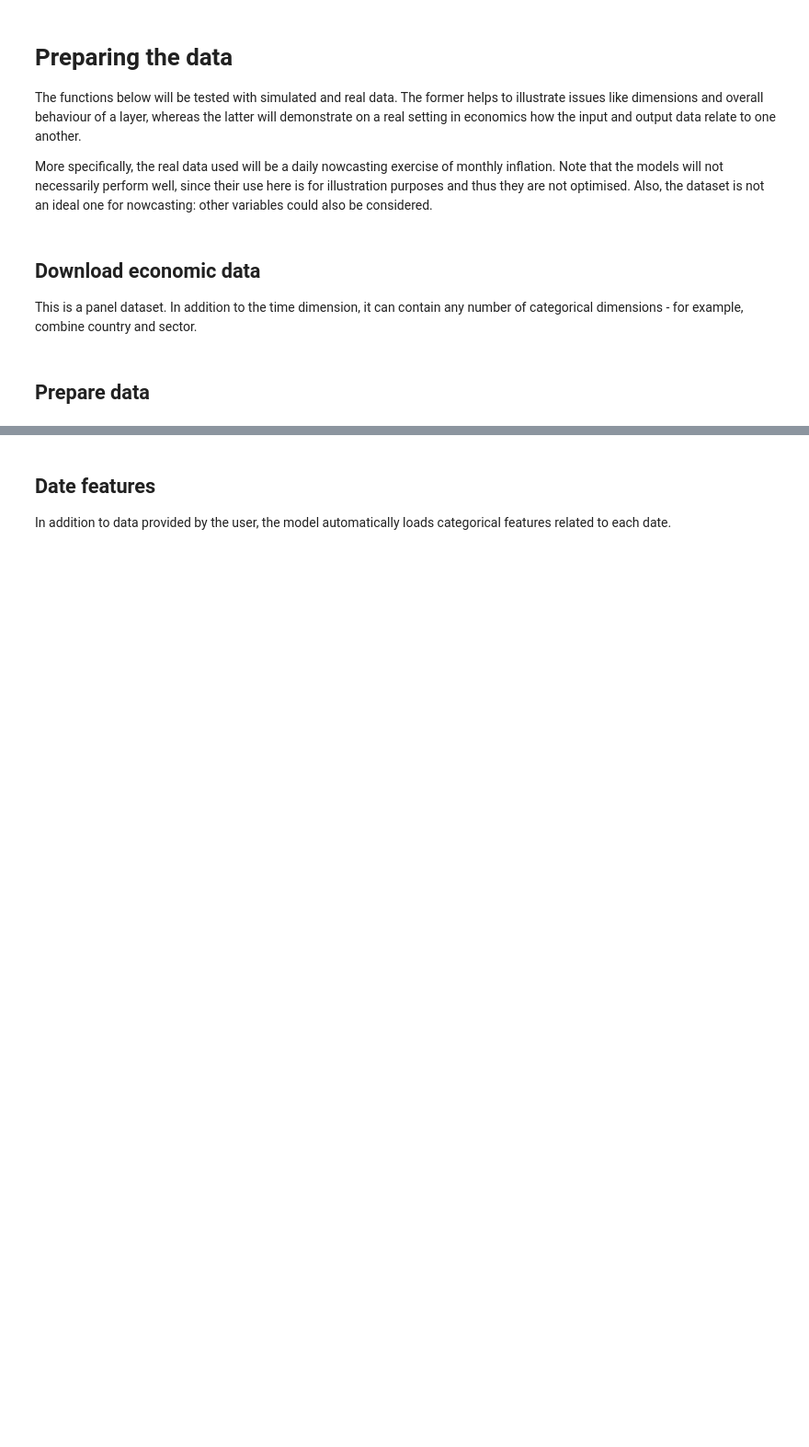
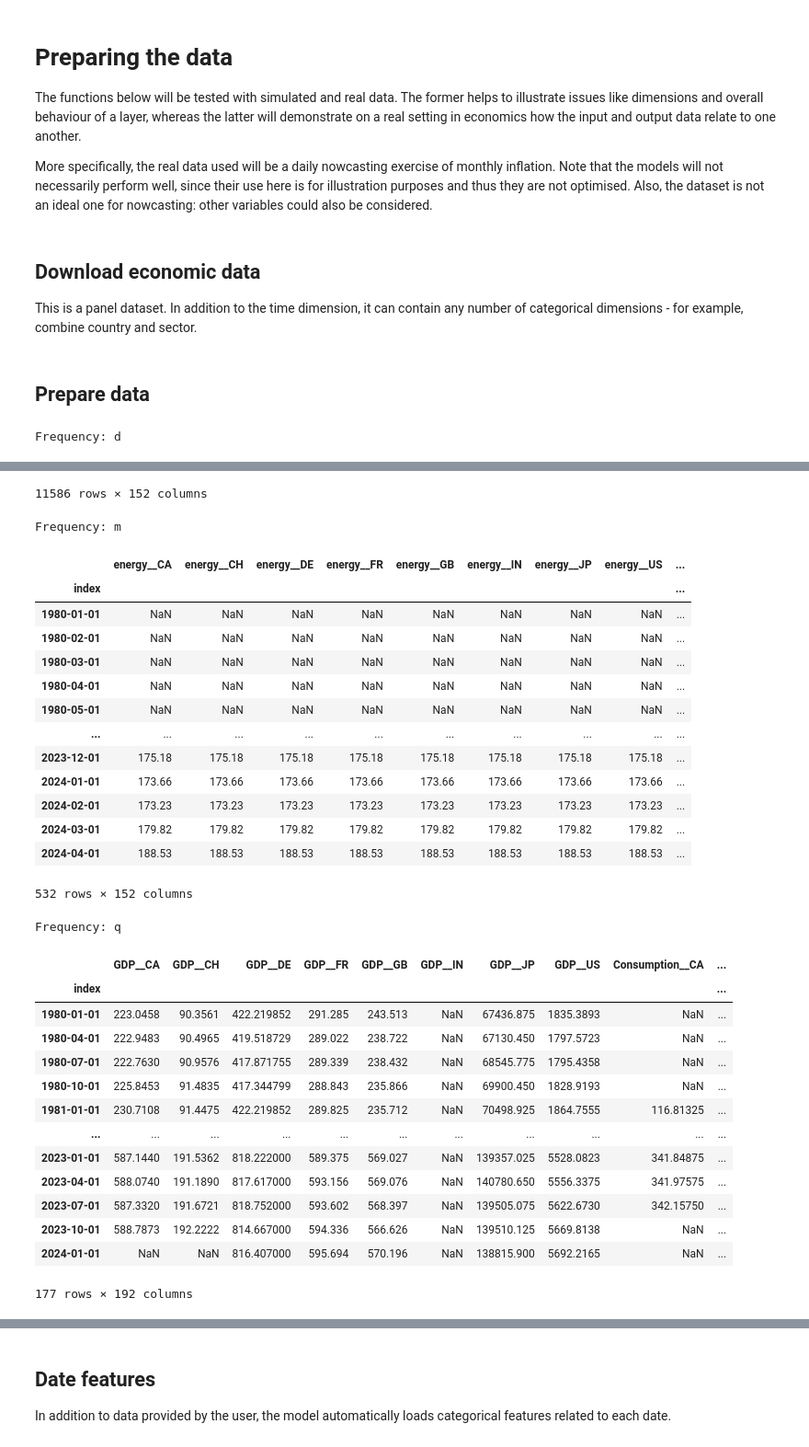
Before and after one commit to jdamp/TemporalFusionTransformers, a Jupyter notebook: temporal_fusion_transformers.ipynb, the cells around one changed output, grey strips where cells are left out. Shown at 92% size. Drawn from its saved outputs; the diff is of its cells as text; code cells hidden in the pictures; blank space fills up the shorter version.

Commit message:
Refactor code and add multi-frequency functionality

```diff
--- a/temporal_fusion_transformers.ipynb
+++ b/temporal_fusion_transformers.ipynb
@@ -105,0 +171,9 @@ df_target_1m_pct = (100 * df_target.pct_change(1))
+# %%
+dfs_input = load_multi_freq_data(
+    data_path, countries=countries, variables=variables, start_date=start_date
+)
+for freq, df in dfs_input.items():
+    print(f"Frequency: {freq}")
+    display(df)
+# %% [output]
+Frequency: d
@@ -105,0 +193,31 @@ df_target_1m_pct = (100 * df_target.pct_change(1))
+11586 rows × 152 columns
+Frequency: m
+|  | energy__CA | energy__CH | energy__DE | energy__FR | energy__GB | energy__IN | energy__JP | energy__US | ... |
+| index |  |  |  |  |  |  |  |  | ... |
+| 1980-01-01 | NaN | NaN | NaN | NaN | NaN | NaN | NaN | NaN | ... |
+| 1980-02-01 | NaN | NaN | NaN | NaN | NaN | NaN | NaN | NaN | ... |
+| 1980-03-01 | NaN | NaN | NaN | NaN | NaN | NaN | NaN | NaN | ... |
+| 1980-04-01 | NaN | NaN | NaN | NaN | NaN | NaN | NaN | NaN | ... |
+| 1980-05-01 | NaN | NaN | NaN | NaN | NaN | NaN | NaN | NaN | ... |
+| ... | ... | ... | ... | ... | ... | ... | ... | ... | ... |
+| 2023-12-01 | 175.18 | 175.18 | 175.18 | 175.18 | 175.18 | 175.18 | 175.18 | 175.18 | ... |
+| 2024-01-01 | 173.66 | 173.66 | 173.66 | 173.66 | 173.66 | 173.66 | 173.66 | 173.66 | ... |
+| 2024-02-01 | 173.23 | 173.23 | 173.23 | 173.23 | 173.23 | 173.23 | 173.23 | 173.23 | ... |
+| 2024-03-01 | 179.82 | 179.82 | 179.82 | 179.82 | 179.82 | 179.82 | 179.82 | 179.82 | ... |
+| 2024-04-01 | 188.53 | 188.53 | 188.53 | 188.53 | 188.53 | 188.53 | 188.53 | 188.53 | ... |
+532 rows × 152 columns
+Frequency: q
+|  | GDP__CA | GDP__CH | GDP__DE | GDP__FR | GDP__GB | GDP__IN | GDP__JP | GDP__US | Consumption__CA | ... |
+| index |  |  |  |  |  |  |  |  |  | ... |
+| 1980-01-01 | 223.0458 | 90.3561 | 422.219852 | 291.285 | 243.513 | NaN | 67436.875 | 1835.3893 | NaN | ... |
+| 1980-04-01 | 222.9483 | 90.4965 | 419.518729 | 289.022 | 238.722 | NaN | 67130.450 | 1797.5723 | NaN | ... |
+| 1980-07-01 | 222.7630 | 90.9576 | 417.871755 | 289.339 | 238.432 | NaN | 68545.775 | 1795.4358 | NaN | ... |
+| 1980-10-01 | 225.8453 | 91.4835 | 417.344799 | 288.843 | 235.866 | NaN | 69900.450 | 1828.9193 | NaN | ... |
+| 1981-01-01 | 230.7108 | 91.4475 | 422.219852 | 289.825 | 235.712 | NaN | 70498.925 | 1864.7555 | 116.81325 | ... |
+| ... | ... | ... | ... | ... | ... | ... | ... | ... | ... | ... |
+| 2023-01-01 | 587.1440 | 191.5362 | 818.222000 | 589.375 | 569.027 | NaN | 139357.025 | 5528.0823 | 341.84875 | ... |
+| 2023-04-01 | 588.0740 | 191.1890 | 817.617000 | 593.156 | 569.076 | NaN | 140780.650 | 5556.3375 | 341.97575 | ... |
+| 2023-07-01 | 587.3320 | 191.6721 | 818.752000 | 593.602 | 568.397 | NaN | 139505.075 | 5622.6730 | 342.15750 | ... |
+| 2023-10-01 | 588.7873 | 192.2222 | 814.667000 | 594.336 | 566.626 | NaN | 139510.125 | 5669.8138 | NaN | ... |
+| 2024-01-01 | NaN | NaN | 816.407000 | 595.694 | 570.196 | NaN | 138815.900 | 5692.2165 | NaN | ... |
+177 rows × 192 columns
```
Also changed, not shown: parts of 131 cells of this notebook, 21 other files.
